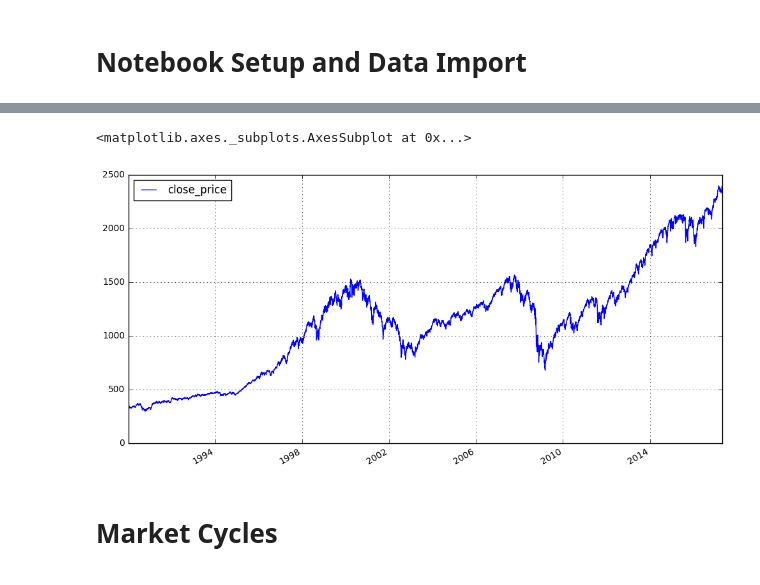
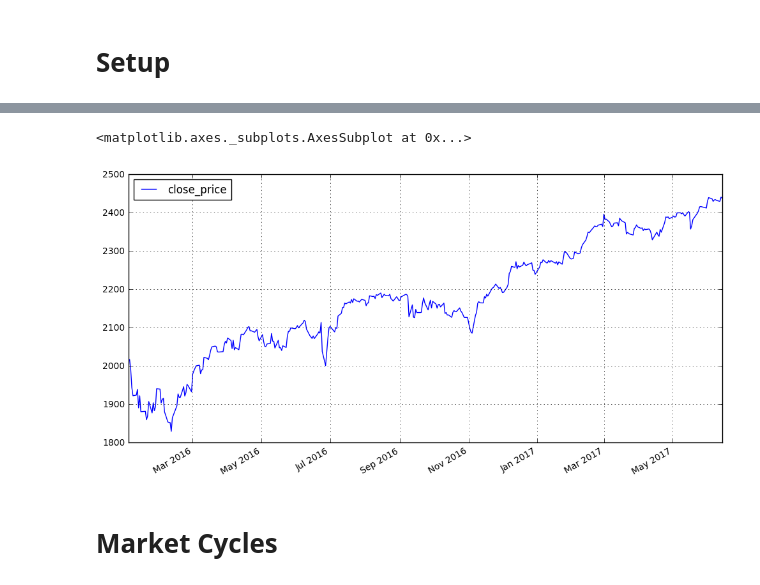
Before and after one commit to algosci/algosciquant, a Jupyter notebook: S&P Mkt Cycle.ipynb, the cells around one changed output, grey strips where cells are left out. Saved outputs shown, nothing was run; the diff lists cells and outputs as text; code cells hidden in the pictures.

```diff
--- a/S&P Mkt Cycle.ipynb
+++ b/S&P Mkt Cycle.ipynb
@@ -6,5 +23,5 @@
 # %% [markdown]
-# Notebook Setup and Data Import
+# Setup
 # %%
 import pandas as pd
 import numpy as np
@@ -15,15 +32,16 @@ import matplotlib.pyplot as plt
 from matplotlib import rcParams
 from sklearn.tree import DecisionTreeClassifier, export_graphviz
 %matplotlib inline
-%run algosciquant2
+%run algosciquant
 
 # Paramters
 ticker = "^GSPC"
-dataStartDate=dt.datetime(1950,1,1)
+test_st = dt.datetime(2016,1,1)  # 2016 for everyday updates
+dataStartDate=dt.datetime(2014,1,1) # 2015 for everyday updates
 train_st = dataStartDate
-test_st = dt.datetime(1990,1,1)
-#test_et = dt.datetime(today.year,today.month,today.day)
-test_et = dt.datetime(2017,4,28)
+today = dt.datetime.today()
+test_et = dt.datetime(today.year,today.month,today.day)
+#test_et = dt.datetime(2017,4,28)
 
 print('dataStartDate =',dataStartDate)
 print('test_st =',test_st)
@@ -42,5 +60,5 @@ test_et = 2017-04-28 00:00:00
 <matplotlib.axes._subplots.AxesSubplot at 0x...>
-[figure, old version]
+[figure, new version]
 # %% [markdown]
 # Market Cycles
 # %%
```
Also changed, not shown: parts of 16 cells of this notebook, 5 other files.
